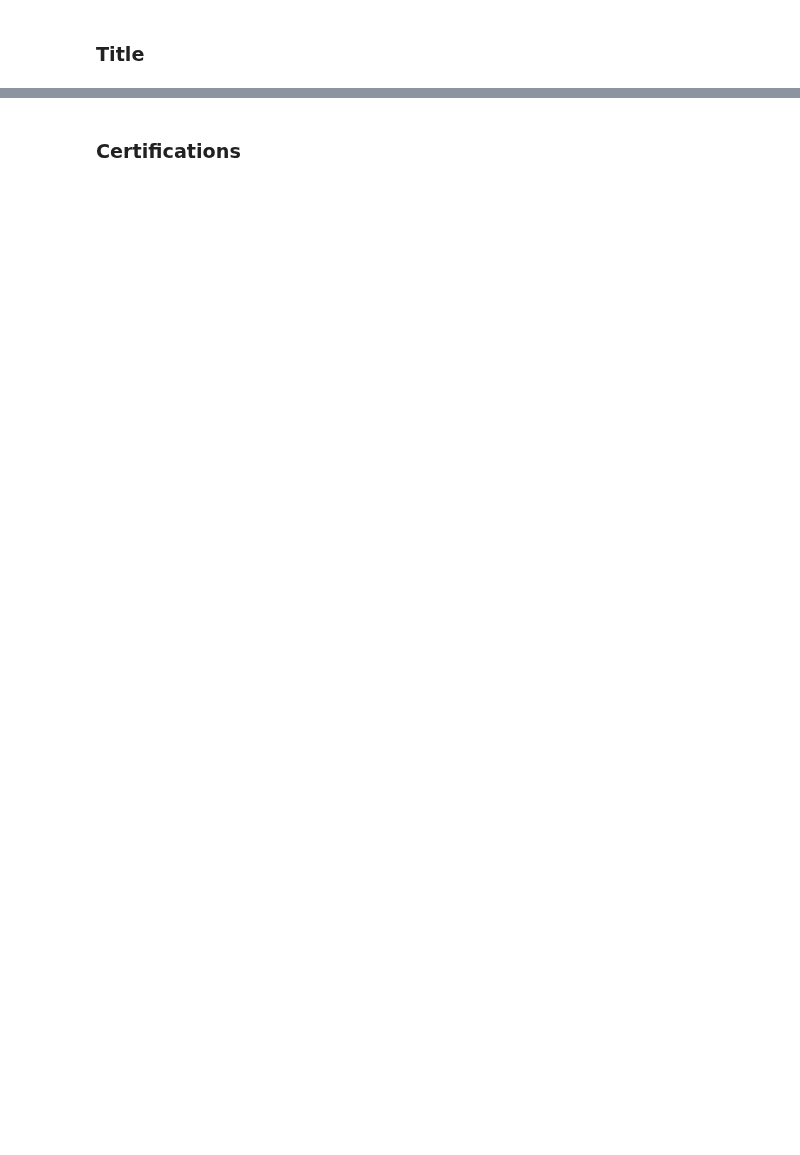
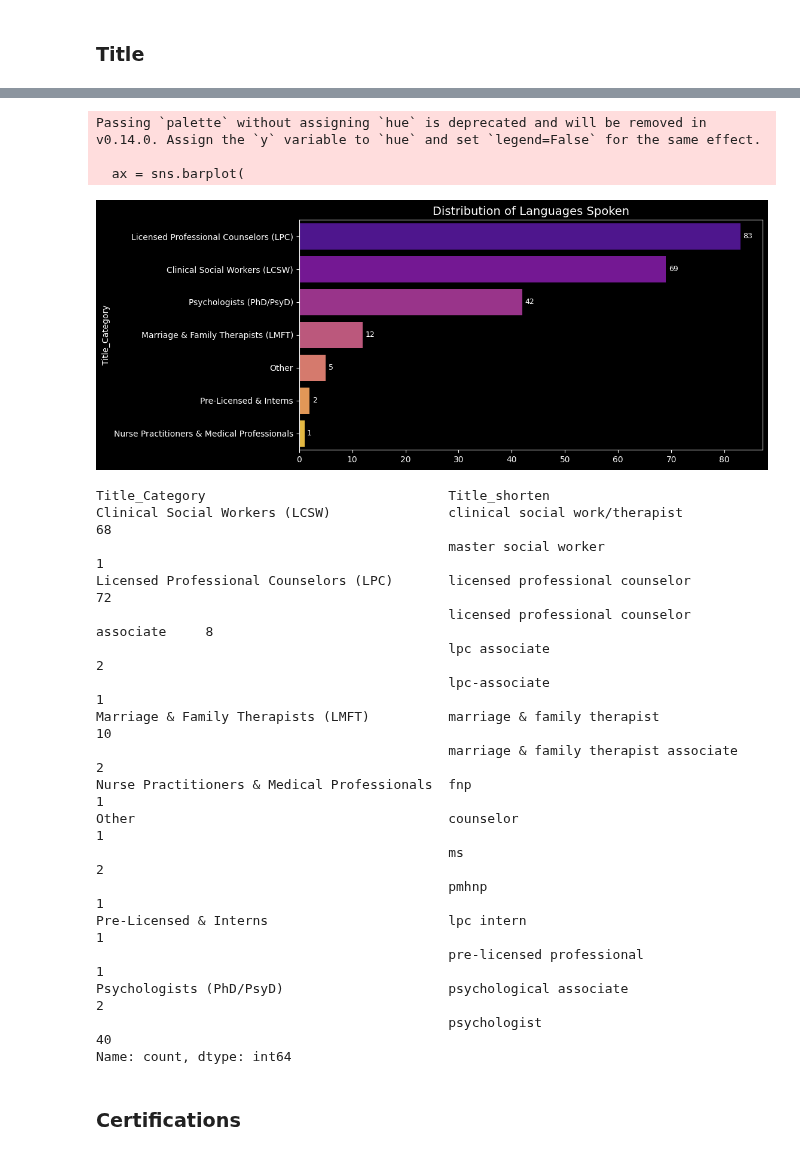
Before and after one commit to pallavmarch/Psychologytoday-therapist-analysis, a Jupyter notebook: psychologytoday_webscraping_dataset_analysis.ipynb, the cells around one changed output, grey strips where cells are left out. Cells and saved outputs as stored; diff of their text form; code cells hidden in the pictures; blank space fills up the shorter version.

```diff
--- a/psychologytoday_webscraping_dataset_analysis.ipynb
+++ b/psychologytoday_webscraping_dataset_analysis.ipynb
@@ -285,5 +233,0 @@ dtype: int64
-# %%
-Dementia['Title_shorten']=Dementia['Title'].str.split(',').str[0]
-Dementia['Title_shorten']=Dementia['Title_shorten'].str.split('(').str[0]
-Dementia.insert(2, 'Title_shorten', Dementia.pop('Title_shorten'))
-Dementia['Title_shorten'].value_counts()
@@ -310,2 +234,65 @@ dtype: int64
+# %%
+Dementia['Title'] = Dementia['Title'].str.lower()
+Dementia['Title_shorten'] = Dementia['Title'].str.split('[,(]').str[0]
+Dementia.insert(2, 'Title_shorten', Dementia.pop('Title_shorten'))
+
+
+title_groups = {
+    "Licensed Professional Counselors (LPC)": [
+        "licensed professional counselor", "licensed professional counselor associate",
+        "lpc intern", "lpc-associate", "lpc associate"
+    ],
+    "Clinical Social Workers (LCSW)": [
+        "clinical social work/therapist", "master social worker"
+    ],
+    "Psychologists (PhD/PsyD)": [
+        "psychologist", "psychological associate"
+    ],
+    "Marriage & Family Therapists (LMFT)": [
+        "marriage & family therapist", "marriage & family therapist associate"
+    ],
+    "Nurse Practitioners & Medical Professionals": [
+        "pmhnp(he", "fnp"
+    ],
+    "Pre-Licensed & Interns": [
+        "pre-licensed professional", "lpc intern"
+    ],
+    "Other": [
+        "ms", "counselor"
+    ]
+}
+
+title_mapping = {title: category for category, titles in title_groups.items() for title in titles}
+
+
+Dementia['Title_Category'] = Dementia['Title_shorten'].map(title_mapping).fillna("Other")
+
+
+plot_horizontalBar(Dementia['Title_Category'].value_counts())
+
+print(Dementia[['Title_Category','Title_shorten']].value_counts().sort_index())
+# %% [output]
+Passing `palette` without assigning `hue` is deprecated and will be removed in v0.14.0. Assign the `y` variable to `hue` and set `legend=False` for the same effect.
+
+  ax = sns.barplot(
+[figure, added]
+Title_Category                               Title_shorten
+Clinical Social Workers (LCSW)               clinical social work/therapist               68
+                                             master social worker                          1
+Licensed Professional Counselors (LPC)       licensed professional counselor              72
+                                             licensed professional counselor associate     8
+                                             lpc associate                                 2
+                                             lpc-associate                                 1
+Marriage & Family Therapists (LMFT)          marriage & family therapist                  10
+                                             marriage & family therapist associate         2
+Nurse Practitioners & Medical Professionals  fnp                                           1
+Other                                        counselor                                     1
+                                             ms                                            2
+                                             pmhnp                                         1
+Pre-Licensed & Interns                       lpc intern                                    1
+                                             pre-licensed professional                     1
+Psychologists (PhD/PsyD)                     psychological associate                       2
+                                             psychologist                                 40
+Name: count, dtype: int64
 # %% [markdown]
 ### Certifications
```
Also changed, not shown: parts of 19 cells of this notebook.
